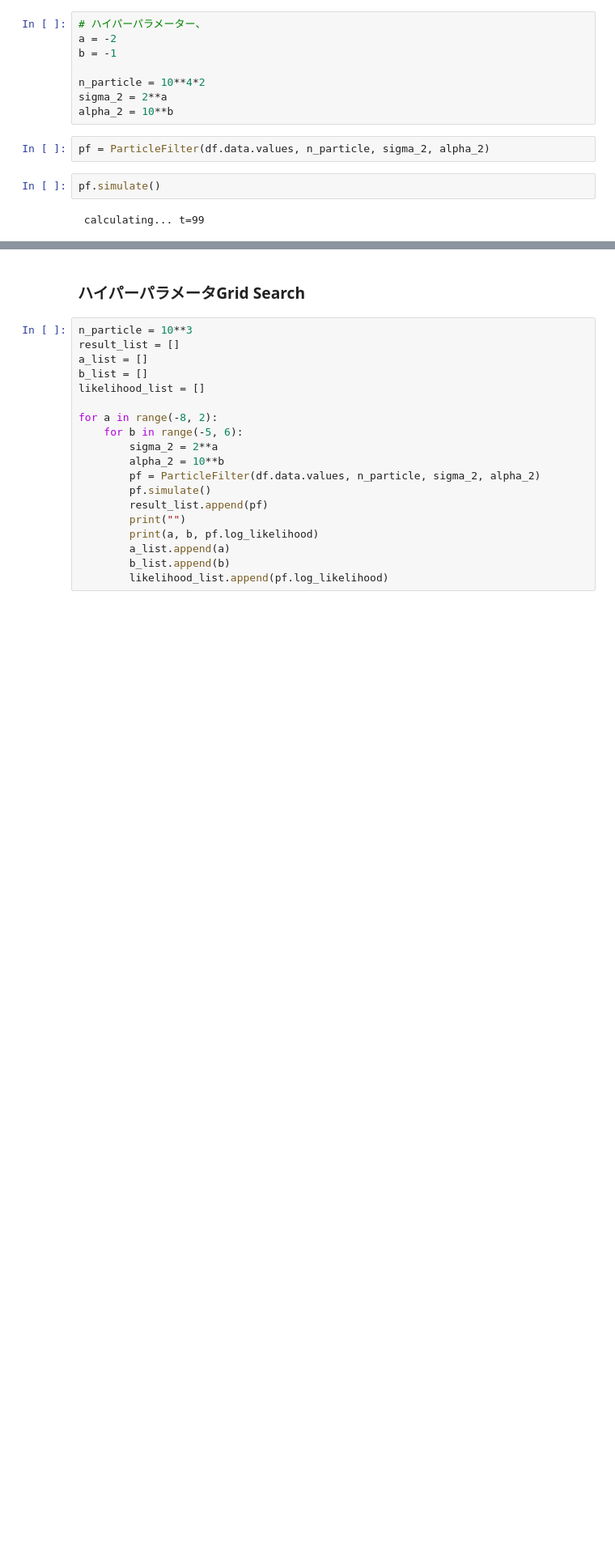
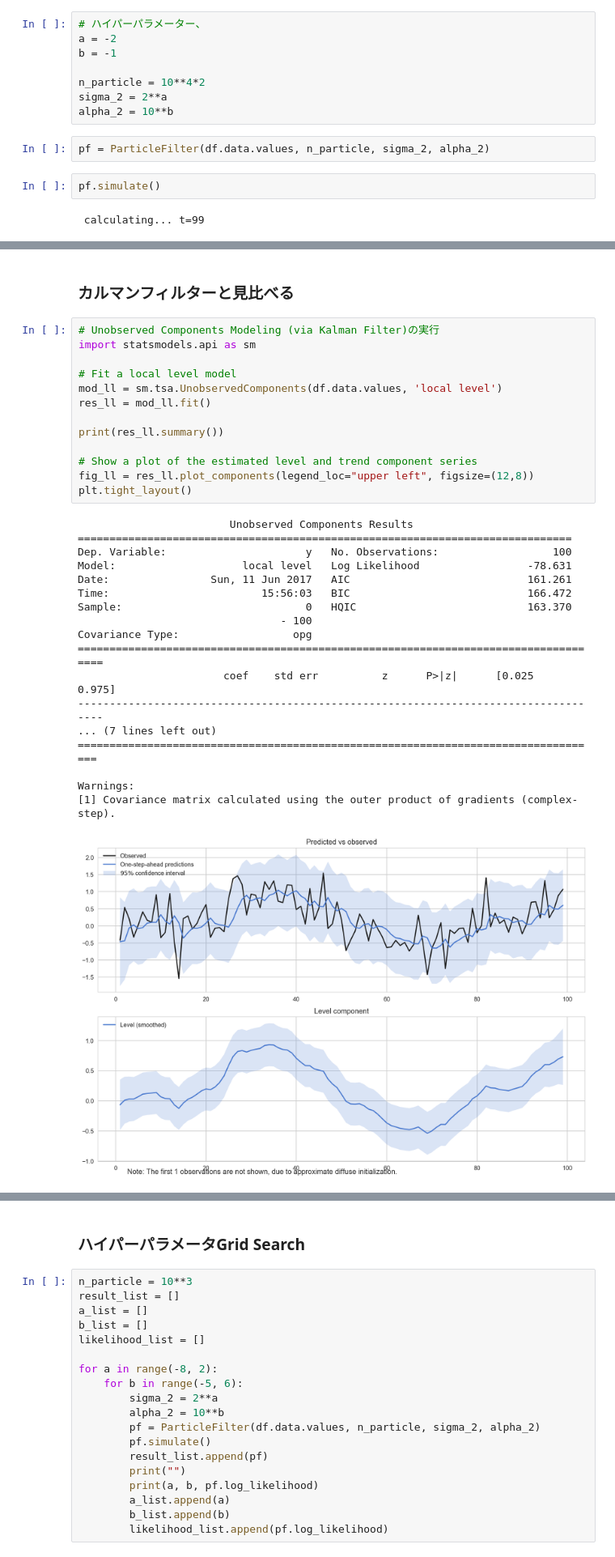
Before and after one commit to matsuken92/Qiita_Contents, a Jupyter notebook: General/particle_filter_class.ipynb, the cells around one changed output, grey strips where cells are left out. Shown at 81% size. Drawn from its saved outputs; the diff is of its cells as text; blank space fills up the shorter version.

```diff
--- a/General/particle_filter_class.ipynb
+++ b/General/particle_filter_class.ipynb
@@ -141,0 +142,34 @@ pf.draw_glaph()
+# %% [markdown]
+### カルマンフィルターと見比べる
+# %%
+# Unobserved Components Modeling (via Kalman Filter)の実行
+import statsmodels.api as sm
+
+# Fit a local level model
+mod_ll = sm.tsa.UnobservedComponents(df.data.values, 'local level')
+res_ll = mod_ll.fit()
+
+print(res_ll.summary())
+
+# Show a plot of the estimated level and trend component series
+fig_ll = res_ll.plot_components(legend_loc="upper left", figsize=(12,8))
+plt.tight_layout()
+# %% [output]
+                        Unobserved Components Results
+==============================================================================
+Dep. Variable:                      y   No. Observations:                  100
+Model:                    local level   Log Likelihood                 -78.631
+Date:                Sun, 11 Jun 2017   AIC                            161.261
+Time:                        15:56:03   BIC                            166.472
+Sample:                             0   HQIC                           163.370
+                                - 100
+Covariance Type:                  opg
+====================================================================================
+                       coef    std err          z      P>|z|      [0.025      0.975]
+------------------------------------------------------------------------------------
+... (7 lines left out)
+===================================================================================
+
+Warnings:
+[1] Covariance matrix calculated using the outer product of gradients (complex-step).
+[figure, added]
```
Also changed, not shown: parts of 5 cells of this notebook.
